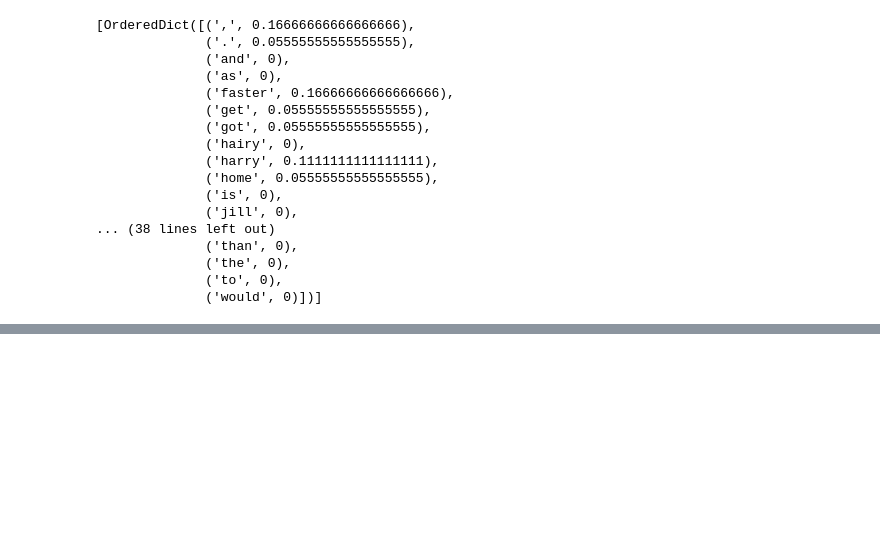
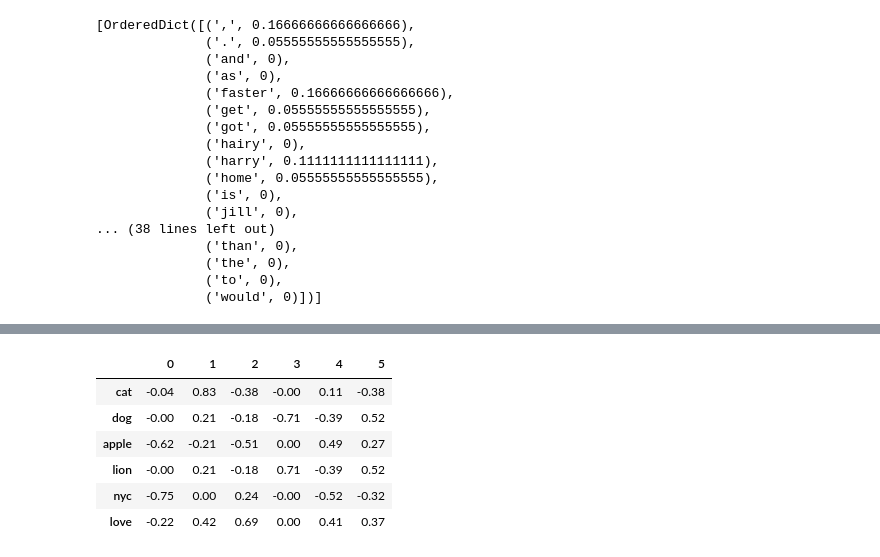
Before and after one commit to jaekyoungkim/nlp_in_action, a Jupyter notebook: 자연어처리인액션.ipynb, the cells around one changed output, grey strips where cells are left out. Saved outputs shown, nothing was run; the diff lists cells and outputs as text; code cells hidden in the pictures; blank space fills up the shorter version.

```diff
--- a/자연어처리인액션.ipynb
+++ b/자연어처리인액션.ipynb
@@ -1324,0 +2037,14 @@ def cosine_sim(vec1,vec2):
+# %%
+import numpy as np
+U,s,Vt = np.linalg.svd(tdm)
+import pandas as pd
+pd.DataFrame(U, index=tdm.index).round(2)
+# 행렬 U의 각열은 말뭉치의 각 단어의 주제벡터임
+# %% [output]
+|  | 0 | 1 | 2 | 3 | 4 | 5 |
+| cat | -0.04 | 0.83 | -0.38 | -0.00 | 0.11 | -0.38 |
+| dog | -0.00 | 0.21 | -0.18 | -0.71 | -0.39 | 0.52 |
+| apple | -0.62 | -0.21 | -0.51 | 0.00 | 0.49 | 0.27 |
+| lion | -0.00 | 0.21 | -0.18 | 0.71 | -0.39 | 0.52 |
+| nyc | -0.75 | 0.00 | 0.24 | -0.00 | -0.52 | -0.32 |
+| love | -0.22 | 0.42 | 0.69 | 0.00 | 0.41 | 0.37 |
```
Also changed, not shown: parts of 96 cells of this notebook.
